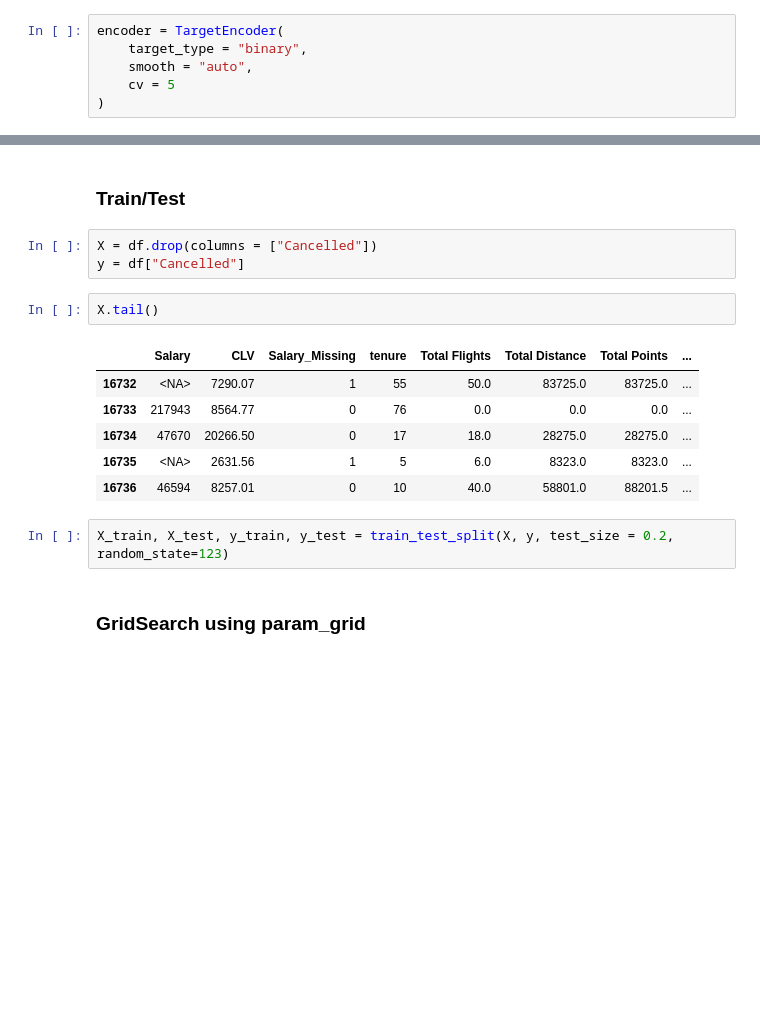
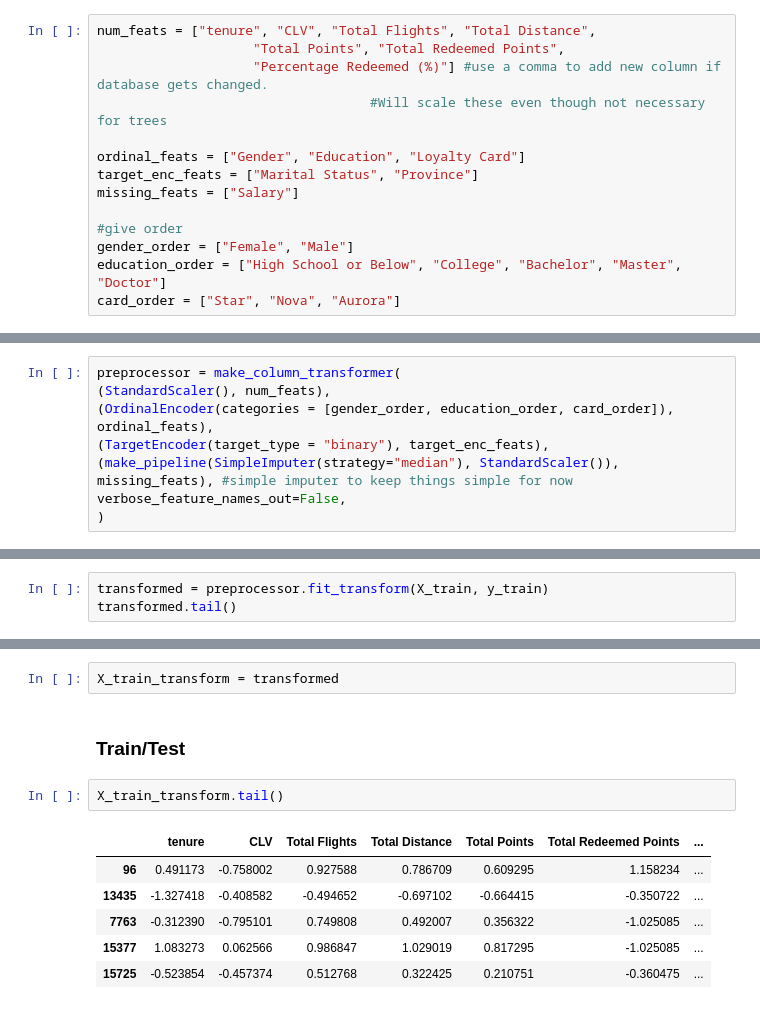
Before and after one commit to LeviZ08/Airline-Loyalty-Program-Churn-and-Analytics-, a Jupyter notebook: Airline_Analysis.ipynb, the cells around one changed output, grey strips where cells are left out. Drawn from its saved outputs; the diff is of its cells as text; blank space fills up the shorter version.

Commit message:
Fully completed Random Forest model
Plus a simple app that allows user input to predict churn

```diff
--- a/Airline_Analysis.ipynb
+++ b/Airline_Analysis.ipynb
@@ -344,6 +368,14 @@ df.head()
 # %%
-encoder = TargetEncoder(
-    target_type = "binary",
-    smooth = "auto",
-    cv = 5
-)
+num_feats = ["tenure", "CLV", "Total Flights", "Total Distance",
+                    "Total Points", "Total Redeemed Points",
+                    "Percentage Redeemed (%)"] #use a comma to add new column if database gets changed.
+                                   #Will scale these even though not necessary for trees
+
+ordinal_feats = ["Gender", "Education", "Loyalty Card"]
+target_enc_feats = ["Marital Status", "Province"]
+missing_feats = ["Salary"]
+
+#give order
+gender_order = ["Female", "Male"]
+education_order = ["High School or Below", "College", "Bachelor", "Master", "Doctor"]
+card_order = ["Star", "Nova", "Aurora"]
@@ -379,0 +382,8 @@ pipe = Pipeline(
+# %%
+preprocessor = make_column_transformer(
+(StandardScaler(), num_feats),
+(OrdinalEncoder(categories = [gender_order, education_order, card_order]), ordinal_feats),
+(TargetEncoder(target_type = "binary"), target_enc_feats),
+(make_pipeline(SimpleImputer(strategy="median"), StandardScaler()), missing_feats), #simple imputer to keep things simple for now
+verbose_feature_names_out=False,
+)
@@ -379,0 +410,3 @@ pipe = Pipeline(
+# %%
+transformed = preprocessor.fit_transform(X_train, y_train)
+transformed.tail()
@@ -380,18 +435,13 @@ pipe = Pipeline(
+# %%
+X_train_transform = transformed
 # %% [markdown]
 ### Train/Test
-# %%
-X = df.drop(columns = ["Cancelled"])
-y = df["Cancelled"]
 # %%
-X.tail()
+X_train_transform.tail()
 # %% [output]
-|  | Salary | CLV | Salary_Missing | tenure | Total Flights | Total Distance | Total Points | ... |
-| 16732 | <NA> | 7290.07 | 1 | 55 | 50.0 | 83725.0 | 83725.0 | ... |
-| 16733 | 217943 | 8564.77 | 0 | 76 | 0.0 | 0.0 | 0.0 | ... |
-| 16734 | 47670 | 20266.50 | 0 | 17 | 18.0 | 28275.0 | 28275.0 | ... |
-| 16735 | <NA> | 2631.56 | 1 | 5 | 6.0 | 8323.0 | 8323.0 | ... |
-| 16736 | 46594 | 8257.01 | 0 | 10 | 40.0 | 58801.0 | 88201.5 | ... |
+|  | tenure | CLV | Total Flights | Total Distance | Total Points | Total Redeemed Points | ... |
+| 96 | 0.491173 | -0.758002 | 0.927588 | 0.786709 | 0.609295 | 1.158234 | ... |
+| 13435 | -1.327418 | -0.408582 | -0.494652 | -0.697102 | -0.664415 | -0.350722 | ... |
+| 7763 | -0.312390 | -0.795101 | 0.749808 | 0.492007 | 0.356322 | -1.025085 | ... |
+| 15377 | 1.083273 | 0.062566 | 0.986847 | 1.029019 | 0.817295 | -1.025085 | ... |
+| 15725 | -0.523854 | -0.457374 | 0.512768 | 0.322425 | 0.210751 | -0.360475 | ... |
-# %%
-X_train, X_test, y_train, y_test = train_test_split(X, y, test_size = 0.2, random_state=123)
-# %% [markdown]
-### GridSearch using param_grid
```
Also changed, not shown: parts of 44 cells of this notebook, 1 other file.
